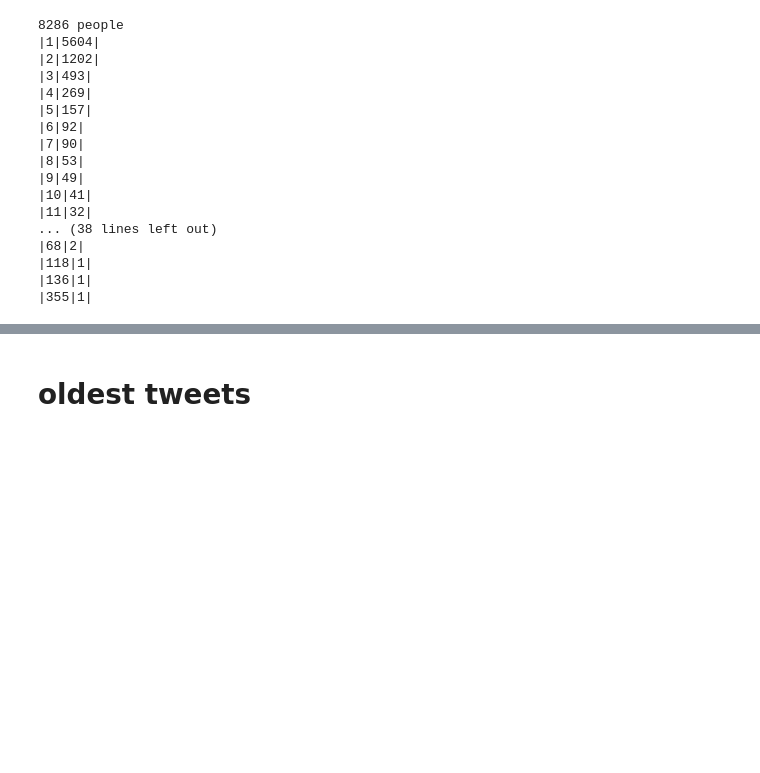
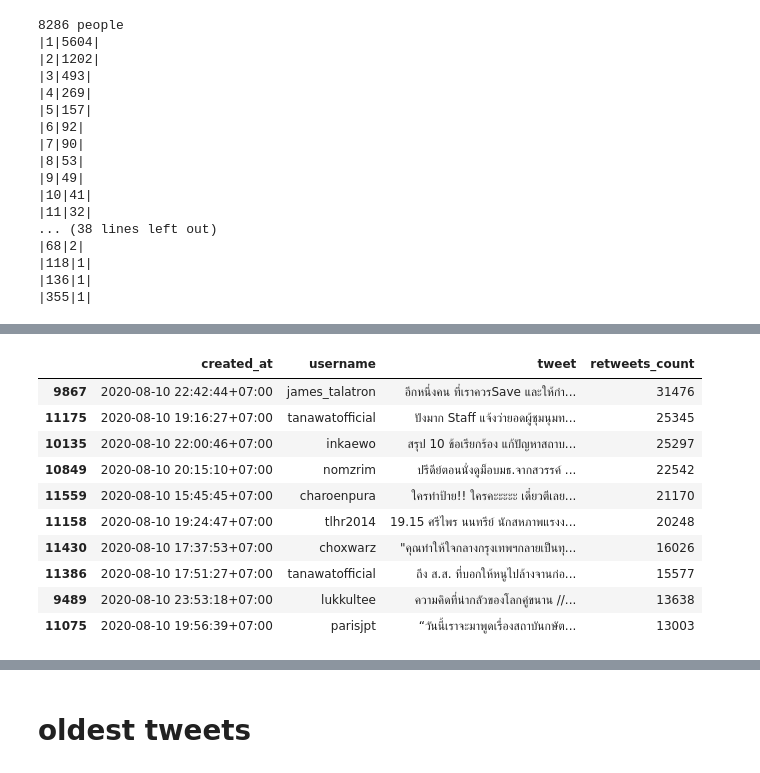
Before and after one commit to nozomiyamada/twitter_analysis, a Jupyter notebook: processing.ipynb, the cells around one changed output, grey strips where cells are left out. Drawn from its saved outputs; the diff is of its cells as text; code cells hidden in the pictures; blank space fills up the shorter version.

```diff
--- a/processing.ipynb
+++ b/processing.ipynb
@@ -136,0 +140,18 @@ for i, v in df.groupby('username').count()['id'].sort_values(ascending=False).va
+# %%
+i = 3
+df = dfs[i]
+hashtag = jsons[i].split('/')[1].replace('.json','')
+
+# define duration
+
+df = df[(df.date >= '2020-02-24') & (df.date <= '2020-02-28')]
+#df = df[(df.date >= '2020-08-08') & (df.date <= '2020-08-12')]
+print(hashtag)
+print('\n- total tweets :', len(df))
+print('- distinct users :', len(df.groupby('username').count()['id']))
+print()
+
+# active user posts
+print("|num of posts (per person)|num of people|\n|:-:|:-:|")
+for i, v in df.groupby('username').count()['id'].sort_values(ascending=False).value_counts().sort_index().iteritems():
+    print(f"|{i}|{v}|")
@@ -136,0 +176,15 @@ for i, v in df.groupby('username').count()['id'].sort_values(ascending=False).va
+# %%
+# influential tweets
+df.sort_values(["retweets_count"], ascending=False)[['created_at','username','tweet','retweets_count']].head(10)
+# %% [output]
+|  | created_at | username | tweet | retweets_count |
+| 9867 | 2020-08-10 22:42:44+07:00 | james_talatron | อีกหนึ่งคน ที่เราควรSave และให้กำ... | 31476 |
+| 11175 | 2020-08-10 19:16:27+07:00 | tanawatofficial | ปังมาก Staff แจ้งว่ายอดผู้ชุมนุมท... | 25345 |
+| 10135 | 2020-08-10 22:00:46+07:00 | inkaewo | สรุป 10 ข้อเรียกร้อง แก้ปัญหาสถาบ... | 25297 |
+| 10849 | 2020-08-10 20:15:10+07:00 | nomzrim | ปรีดีย์ตอนนั่งดูม็อบมธ.จากสวรรค์ ... | 22542 |
+| 11559 | 2020-08-10 15:45:45+07:00 | charoenpura | ใครทำป้าย!! ใครคะะะะะ เดี๋ยวตีเลย... | 21170 |
+| 11158 | 2020-08-10 19:24:47+07:00 | tlhr2014 | 19.15 ศรีไพร นนทรีย์ นักสหภาพแรงง... | 20248 |
+| 11430 | 2020-08-10 17:37:53+07:00 | choxwarz | "คุณทำให้ใจกลางกรุงเทพฯกลายเป็นทุ... | 16026 |
+| 11386 | 2020-08-10 17:51:27+07:00 | tanawatofficial | ถึง ส.ส. ที่บอกให้หนูไปล้างจานก่อ... | 15577 |
+| 9489 | 2020-08-10 23:53:18+07:00 | lukkultee | ความคิดที่น่ากลัวของโลกคู่ขนาน //... | 13638 |
+| 11075 | 2020-08-10 19:56:39+07:00 | parisjpt | “วันนี้เราจะมาพูดเรื่องสถาบันกษัต... | 13003 |
```
Also changed, not shown: parts of 10 cells of this notebook, 1 other file.
